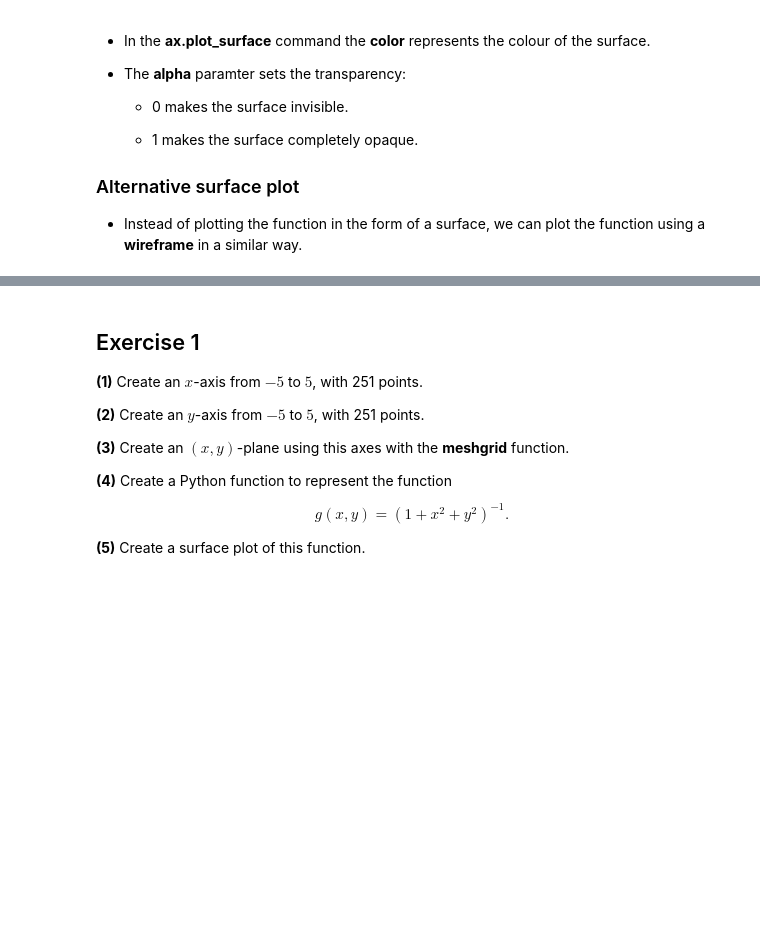
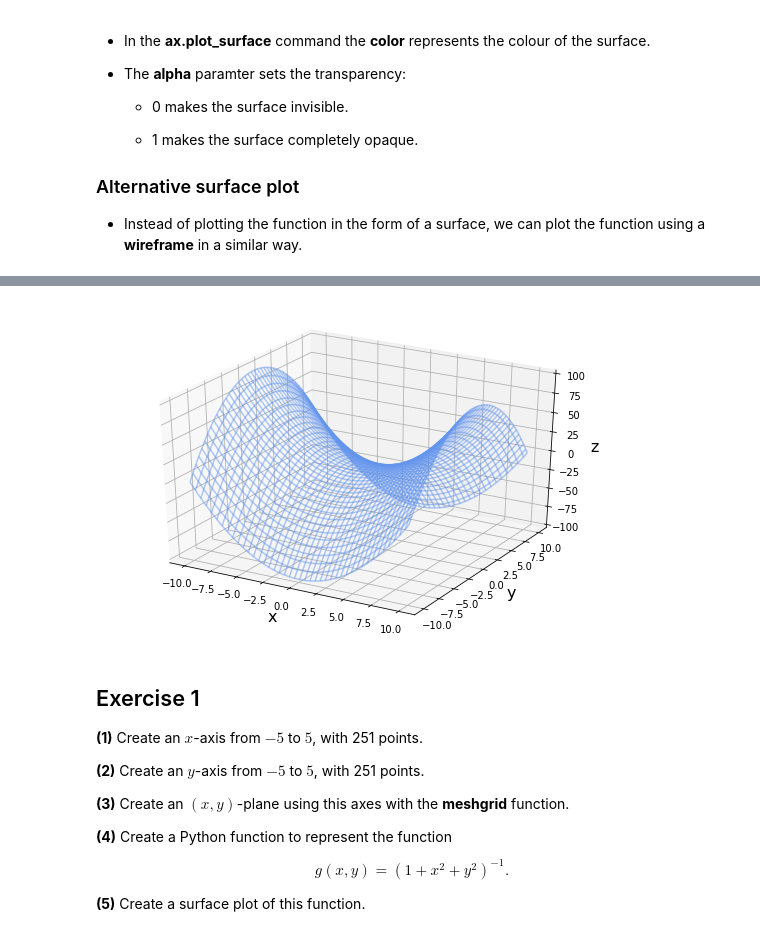
Before and after one commit to tlyonsWIT/Maths-Advanced-Calculus, a Jupyter notebook: Python Workbook 2.ipynb, the cells around one changed output, grey strips where cells are left out. Saved outputs shown, nothing was run; the diff lists cells and outputs as text; code cells hidden in the pictures; blank space fills up the shorter version.

```diff
--- a/Python Workbook 2.ipynb
+++ b/Python Workbook 2.ipynb
@@ -118,0 +126,11 @@ Text(0.5,0,'z')
+# %%
+fig=plt.figure(figsize=(9,6)) # Create a figure environment with a specified size
+ax=fig.gca(projection='3d') # Instruct Python to render this figure in 3D
+ax.plot_wireframe(x,y,f(x,y),color='cornflowerblue',alpha=0.5) # Plot this function f(x,y) over the (x,y) meshgrid
+ax.set_xlabel('x',size=16) # Set the x-label
+ax.set_ylabel('y',size=16) # Set the y-label
+ax.set_zlabel('z',size=16) # Set the z-label
+
+plt.savefig('FileName.pdf') # Save the plot on the server as a pdf calle FileName (change to any name you like)
+files.download('FileName.pdf') # Download this file to your computer
+# %% [output]
@@ -119,3 +139,4 @@ Text(0.5,0,'z')
+[figure, added]
 # %% [markdown]
 ## Exercise 1
 
```
Also changed, not shown: parts of 5 cells of this notebook.
